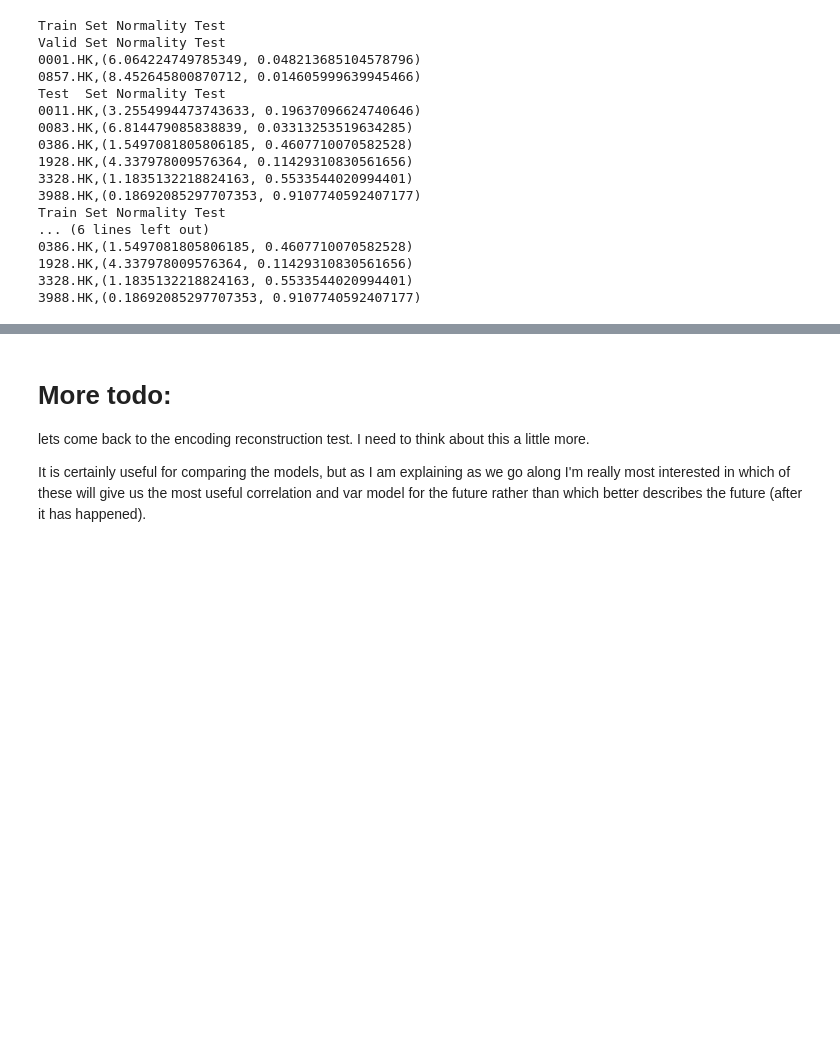
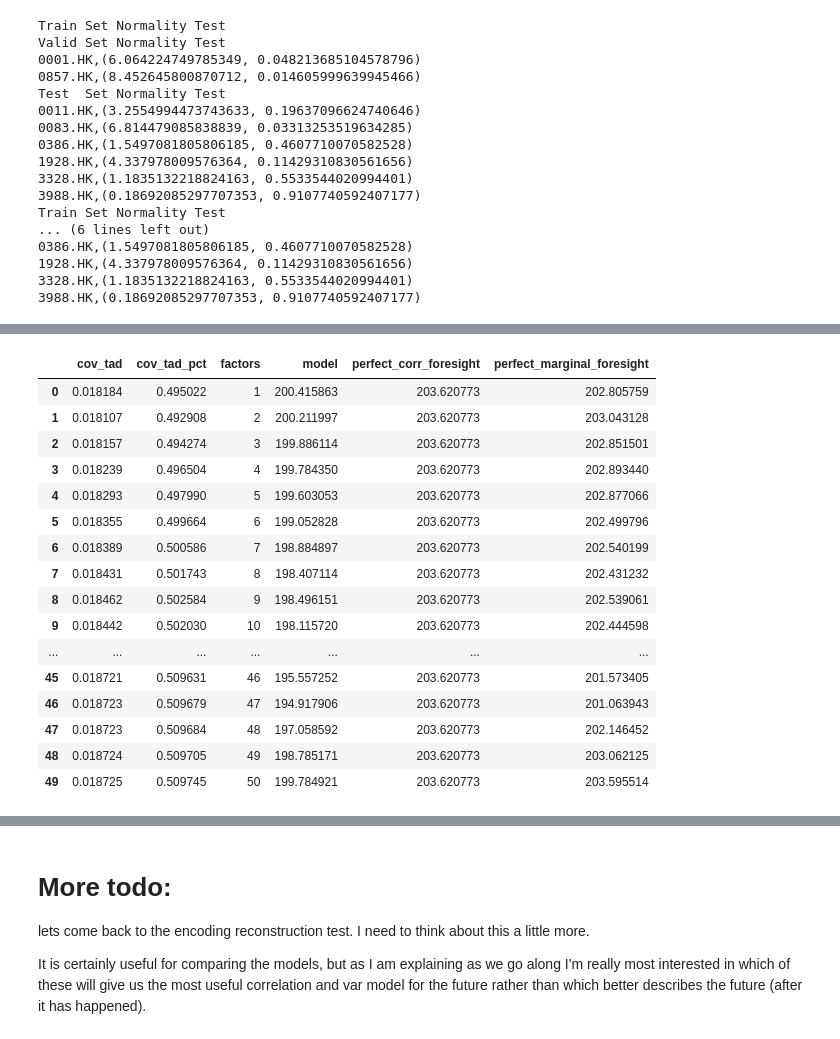
Before and after one commit to systematicliquidity/ml-market-risk, a Jupyter notebook: PCA.ipynb, the cells around one changed output, grey strips where cells are left out. Cells and saved outputs as stored; diff of their text form; code cells hidden in the pictures; blank space fills up the shorter version.

```diff
--- a/PCA.ipynb
+++ b/PCA.ipynb
@@ -176,0 +267,24 @@ pd.DataFrame({'test sample corr':corr_test['0001.HK'],'baseline':corr_baseline['
+# %%
+# From this (building the model with data_train and using it on data_valid)
+# it seems that up to 2 factors makes sense but probably not more
+# note that this changes over time and context. one of the tricks using
+# pca is how many factors are appropriate to use on a given day
+pd.DataFrame(pca_generator(data_train,data_valid))
+# %% [output]
+|  | cov_tad | cov_tad_pct | factors | model | perfect_corr_foresight | perfect_marginal_foresight |
+| 0 | 0.018184 | 0.495022 | 1 | 200.415863 | 203.620773 | 202.805759 |
+| 1 | 0.018107 | 0.492908 | 2 | 200.211997 | 203.620773 | 203.043128 |
+| 2 | 0.018157 | 0.494274 | 3 | 199.886114 | 203.620773 | 202.851501 |
+| 3 | 0.018239 | 0.496504 | 4 | 199.784350 | 203.620773 | 202.893440 |
+| 4 | 0.018293 | 0.497990 | 5 | 199.603053 | 203.620773 | 202.877066 |
+| 5 | 0.018355 | 0.499664 | 6 | 199.052828 | 203.620773 | 202.499796 |
+| 6 | 0.018389 | 0.500586 | 7 | 198.884897 | 203.620773 | 202.540199 |
+| 7 | 0.018431 | 0.501743 | 8 | 198.407114 | 203.620773 | 202.431232 |
+| 8 | 0.018462 | 0.502584 | 9 | 198.496151 | 203.620773 | 202.539061 |
+| 9 | 0.018442 | 0.502030 | 10 | 198.115720 | 203.620773 | 202.444598 |
+| ... | ... | ... | ... | ... | ... | ... |
+| 45 | 0.018721 | 0.509631 | 46 | 195.557252 | 203.620773 | 201.573405 |
+| 46 | 0.018723 | 0.509679 | 47 | 194.917906 | 203.620773 | 201.063943 |
+| 47 | 0.018723 | 0.509684 | 48 | 197.058592 | 203.620773 | 202.146452 |
+| 48 | 0.018724 | 0.509705 | 49 | 198.785171 | 203.620773 | 203.062125 |
+| 49 | 0.018725 | 0.509745 | 50 | 199.784921 | 203.620773 | 203.595514 |
```
Also changed, not shown: parts of 39 cells of this notebook.
